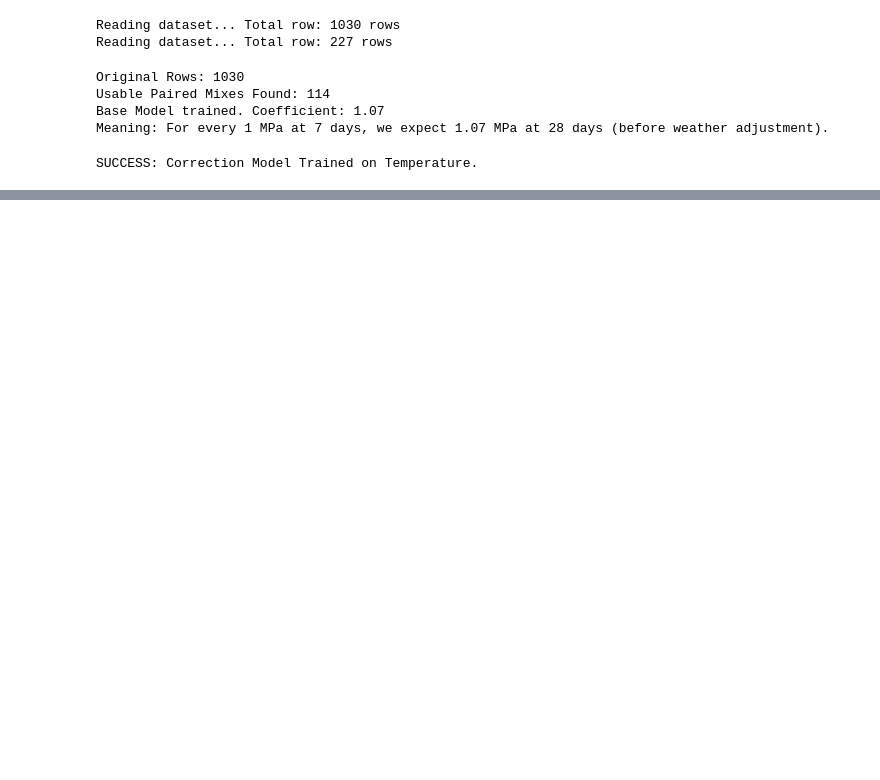
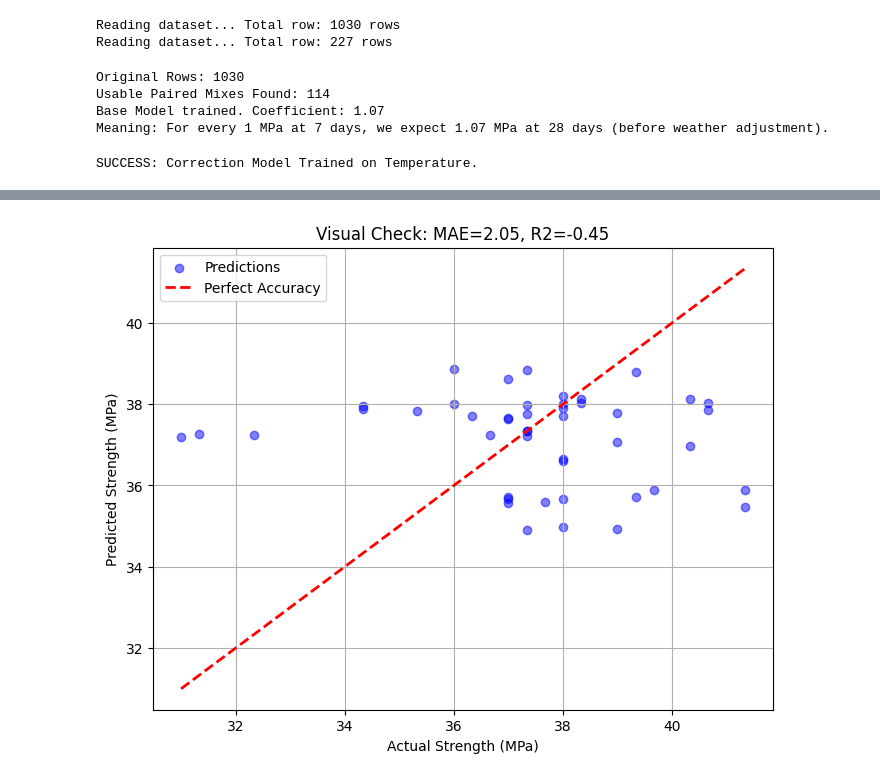
Before and after one commit to zmletters/Concrete-Strength-Analysis-and-Prediction-for-Quality-Control-Using-Machine-Learning, a Jupyter notebook: test.ipynb, the cells around one changed output, grey strips where cells are left out. Drawn from its saved outputs; the diff is of its cells as text; code cells hidden in the pictures; blank space fills up the shorter version.

```diff
--- a/test.ipynb
+++ b/test.ipynb
@@ -117,0 +329,18 @@ Cold Weather (5°C): {'7_Day_Input': 25, 'Avg_Temp': 5.0, 'Lab_Curve_Pred': np.f
+# %%
+# 1. Plot Actual vs Predicted
+plt.figure(figsize=(8, 6))
+plt.scatter(actual_vals, final_pred, color='blue', alpha=0.5, label='Predictions')
+
+# 2. Add the "Perfect Prediction" Line (Diagonal)
+min_val = min(actual_vals.min(), final_pred.min())
+max_val = max(actual_vals.max(), final_pred.max())
+plt.plot([min_val, max_val], [min_val, max_val], 'r--', lw=2, label='Perfect Accuracy')
+
+plt.xlabel('Actual Strength (MPa)')
+plt.ylabel('Predicted Strength (MPa)')
+plt.title(f'Visual Check: MAE={mae_final:.2f}, R2={r2_final:.2f}')
+plt.legend()
+plt.grid(True)
+plt.show()
+# %% [output]
+[figure, added]
```
Also changed, not shown: parts of 4 cells of this notebook, 1 other file.
